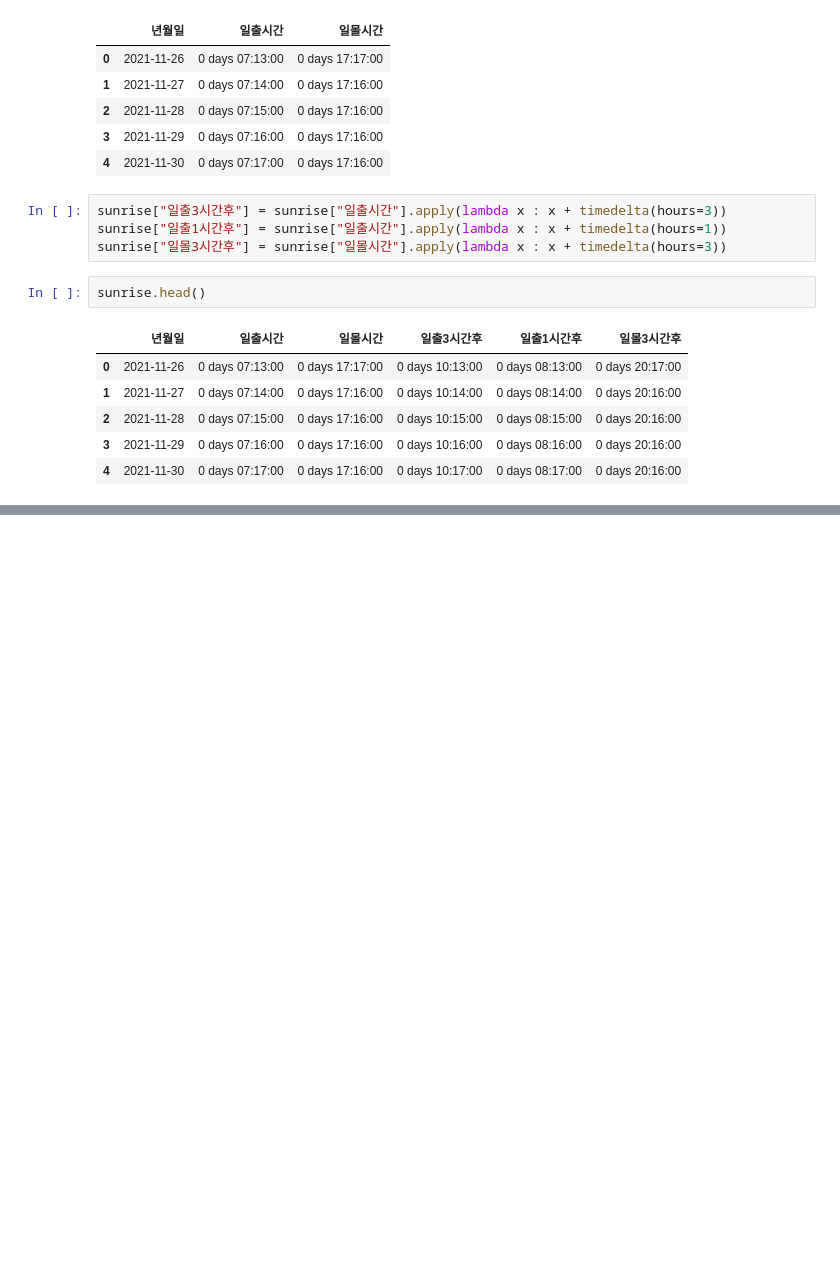
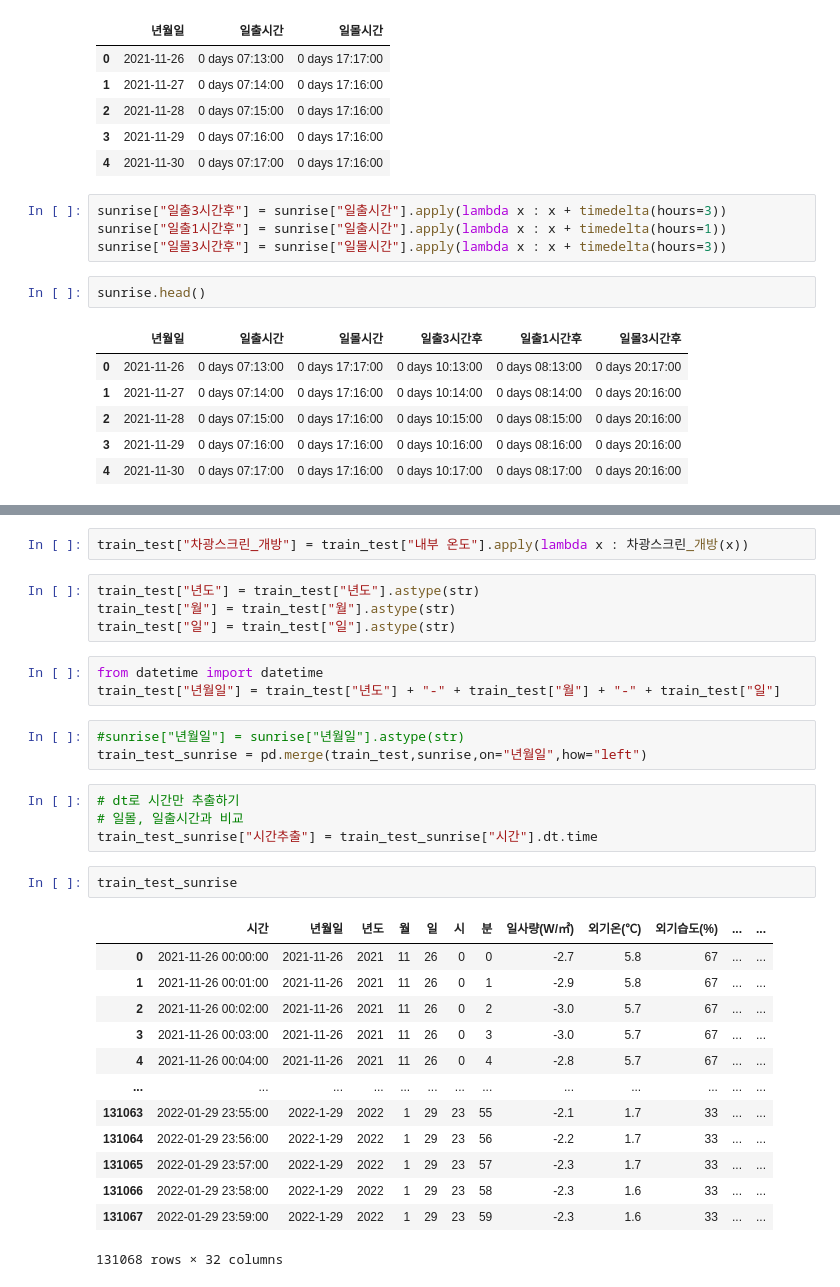
Before and after one commit to yxbxn/smart_farm, a Jupyter notebook: 추가변수 수집.ipynb, the cells around one changed output, grey strips where cells are left out. Cells and saved outputs as stored; diff of their text form; blank space fills up the shorter version.

```diff
--- a/추가변수 수집.ipynb
+++ b/추가변수 수집.ipynb
@@ -533,0 +550,32 @@ sunrise.head()
+# %%
+train_test["차광스크린_개방"] = train_test["내부 온도"].apply(lambda x : 차광스크린_개방(x))
+# %%
+train_test["년도"] = train_test["년도"].astype(str)
+train_test["월"] = train_test["월"].astype(str)
+train_test["일"] = train_test["일"].astype(str)
+# %%
+from datetime import datetime
+train_test["년월일"] = train_test["년도"] + "-" + train_test["월"] + "-" + train_test["일"]
+# %%
+#sunrise["년월일"] = sunrise["년월일"].astype(str)
+train_test_sunrise = pd.merge(train_test,sunrise,on="년월일",how="left")
+# %%
+# dt로 시간만 추출하기
+# 일몰, 일출시간과 비교
+train_test_sunrise["시간추출"] = train_test_sunrise["시간"].dt.time
+# %%
+train_test_sunrise
+# %% [output]
+|  | 시간 | 년월일 | 년도 | 월 | 일 | 시 | 분 | 일사량(W/㎡) | 외기온(℃) | 외기습도(%) | ... | ... |
+| 0 | 2021-11-26 00:00:00 | 2021-11-26 | 2021 | 11 | 26 | 0 | 0 | -2.7 | 5.8 | 67 | ... | ... |
+| 1 | 2021-11-26 00:01:00 | 2021-11-26 | 2021 | 11 | 26 | 0 | 1 | -2.9 | 5.8 | 67 | ... | ... |
+| 2 | 2021-11-26 00:02:00 | 2021-11-26 | 2021 | 11 | 26 | 0 | 2 | -3.0 | 5.7 | 67 | ... | ... |
+| 3 | 2021-11-26 00:03:00 | 2021-11-26 | 2021 | 11 | 26 | 0 | 3 | -3.0 | 5.7 | 67 | ... | ... |
+| 4 | 2021-11-26 00:04:00 | 2021-11-26 | 2021 | 11 | 26 | 0 | 4 | -2.8 | 5.7 | 67 | ... | ... |
+| ... | ... | ... | ... | ... | ... | ... | ... | ... | ... | ... | ... | ... |
+| 131063 | 2022-01-29 23:55:00 | 2022-1-29 | 2022 | 1 | 29 | 23 | 55 | -2.1 | 1.7 | 33 | ... | ... |
+| 131064 | 2022-01-29 23:56:00 | 2022-1-29 | 2022 | 1 | 29 | 23 | 56 | -2.2 | 1.7 | 33 | ... | ... |
+| 131065 | 2022-01-29 23:57:00 | 2022-1-29 | 2022 | 1 | 29 | 23 | 57 | -2.3 | 1.7 | 33 | ... | ... |
+| 131066 | 2022-01-29 23:58:00 | 2022-1-29 | 2022 | 1 | 29 | 23 | 58 | -2.3 | 1.6 | 33 | ... | ... |
+| 131067 | 2022-01-29 23:59:00 | 2022-1-29 | 2022 | 1 | 29 | 23 | 59 | -2.3 | 1.6 | 33 | ... | ... |
+131068 rows × 32 columns
```
Also changed, not shown: parts of 3 cells of this notebook.
